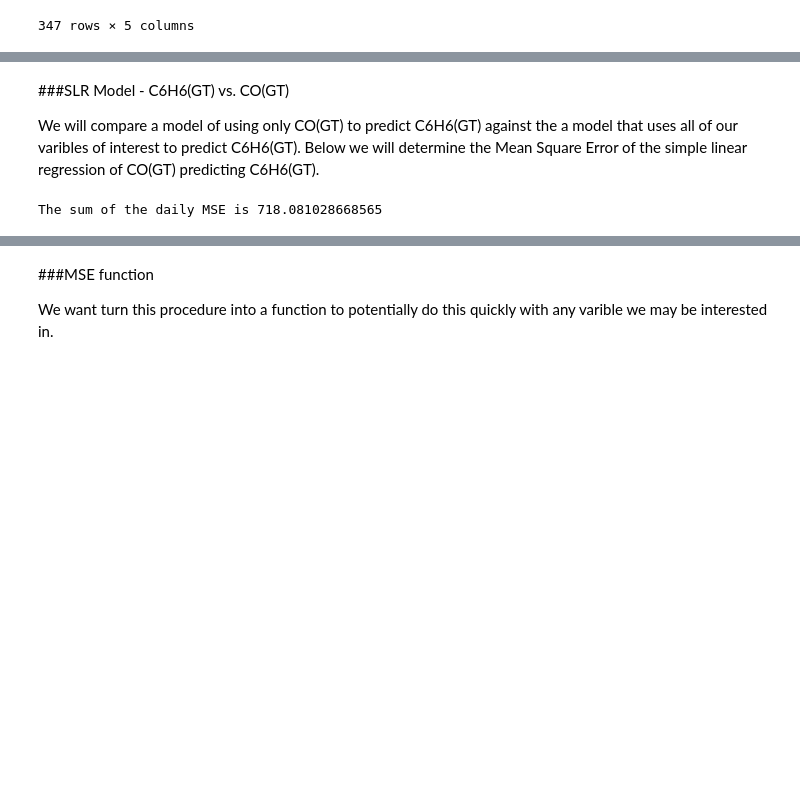
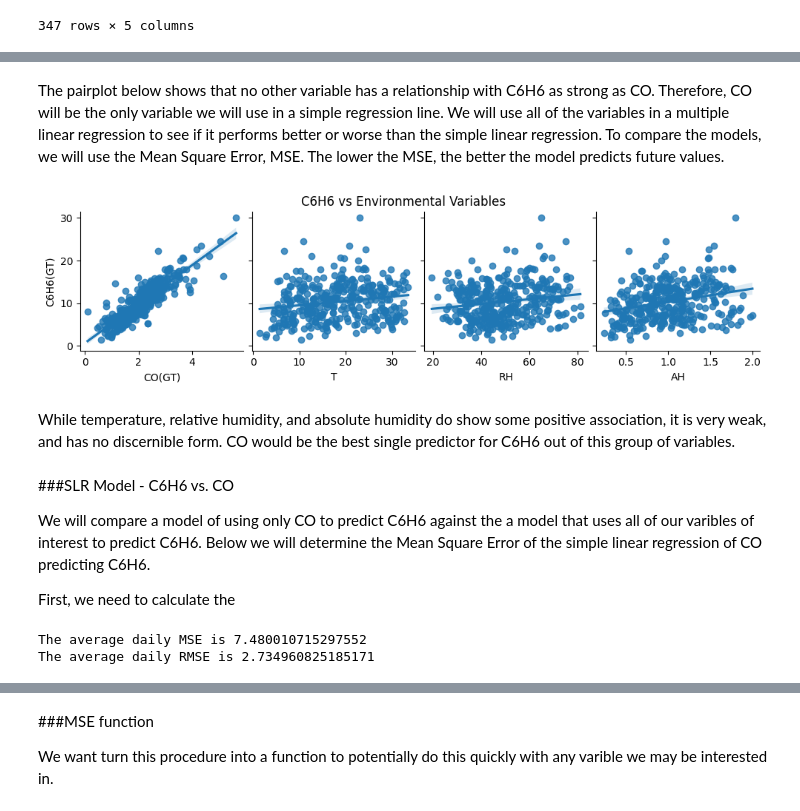
Before and after one commit to plindma/ST-554-Project1, a Jupyter notebook: Task3/ST554_Project_1_Task_3.ipynb, the cells around one changed output, grey strips where cells are left out. Drawn from its saved outputs; the diff is of its cells as text; code cells hidden in the pictures; blank space fills up the shorter version.

```diff
--- a/Task3/ST554_Project_1_Task_3.ipynb
+++ b/Task3/ST554_Project_1_Task_3.ipynb
@@ -146,7 +165,25 @@ sns.pairplot(daily_avg_df)
+# %% [markdown]
+The pairplot below shows that no other variable has a relationship with C6H6 as strong as CO. Therefore, CO will be the only variable we will use in a simple regression line. We will use all of the variables in a multiple linear regression to see if it performs better or worse than the simple linear regression. To compare the models, we will use the Mean Square Error, MSE. The lower the MSE, the better the model predicts future values.
+# %%
+C6H6_graphs = sns.pairplot(
+    data=daily_avg_df,
+    y_vars=["C6H6(GT)"],
+    x_vars=["CO(GT)", "T", "RH", "AH"],
+    kind = 'reg'
+)
+
+C6H6_graphs.fig.suptitle("C6H6 vs Environmental Variables", y=1.05)
+plt.show()
+# %% [output]
+[figure, added]
+# %% [markdown]
+While temperature, relative humidity, and absolute humidity do show some positive association, it is very weak, and has no discernible form. CO would be the best single predictor for C6H6 out of this group of variables.
 # %% [markdown]
-###SLR Model - C6H6(GT) vs. CO(GT)
+###SLR Model - C6H6 vs. CO
 
-We will compare a model of using only CO(GT) to predict C6H6(GT) against the a model that uses all of our varibles of interest to predict C6H6(GT). Below we will determine the Mean Square Error of the simple linear regression of CO(GT) predicting C6H6(GT).
+We will compare a model of using only CO to predict C6H6 against the a model that uses all of our varibles of interest to predict C6H6. Below we will determine the Mean Square Error of the simple linear regression of CO predicting C6H6.
+
+First, we need to calculate the
 # %%
 reg = linear_model.LinearRegression()
 
@@ -164,19 +201,16 @@ for current_day in range(start,end):
     reg.fit(x,y)
     pred = reg.predict(daily_avg_df.loc[current_day + 1, ['CO(GT)']].values.reshape(-1,1))
 
-    #Print daily predicition and actual value
-    #print("Prediction for day " + str(current_day + 1) + " is " + str(pred[0]))
-    #print("Actual value for day " + str(current_day + 1) + " is " + str(daily_avg_df.loc[current_day + 1, 'C6H6(GT)']))
-
     #compute and print MSE
     MSE = metrics.mean_squared_error(daily_avg_df.loc[current_day + 1, ['C6H6(GT)']], pred)
-    #print("MSE for day " + str(current_day + 1) + " is " + str(MSE) + "\n")
 
     #Append daily MSE value to a list of MSE values.
     MSE_list.append(MSE)
 
-#Sum up all MSE values to calculate the actual MSE of the prediction
-sum_MSE = sum(MSE_list)
-print("The sum of the daily MSE is " + str(sum_MSE))
+#Average the MSE's over the list
+average_MSE = sum(MSE_list)/(end - start - 1)
+print("The average daily MSE is " + str(average_MSE))
+print("The average daily RMSE is " + str(average_MSE**0.5))
 # %% [output]
-The sum of the daily MSE is 718.081028668565
+The average daily MSE is 7.480010715297552
+The average daily RMSE is 2.734960825185171
```
Also changed, not shown: parts of 16 cells of this notebook.
